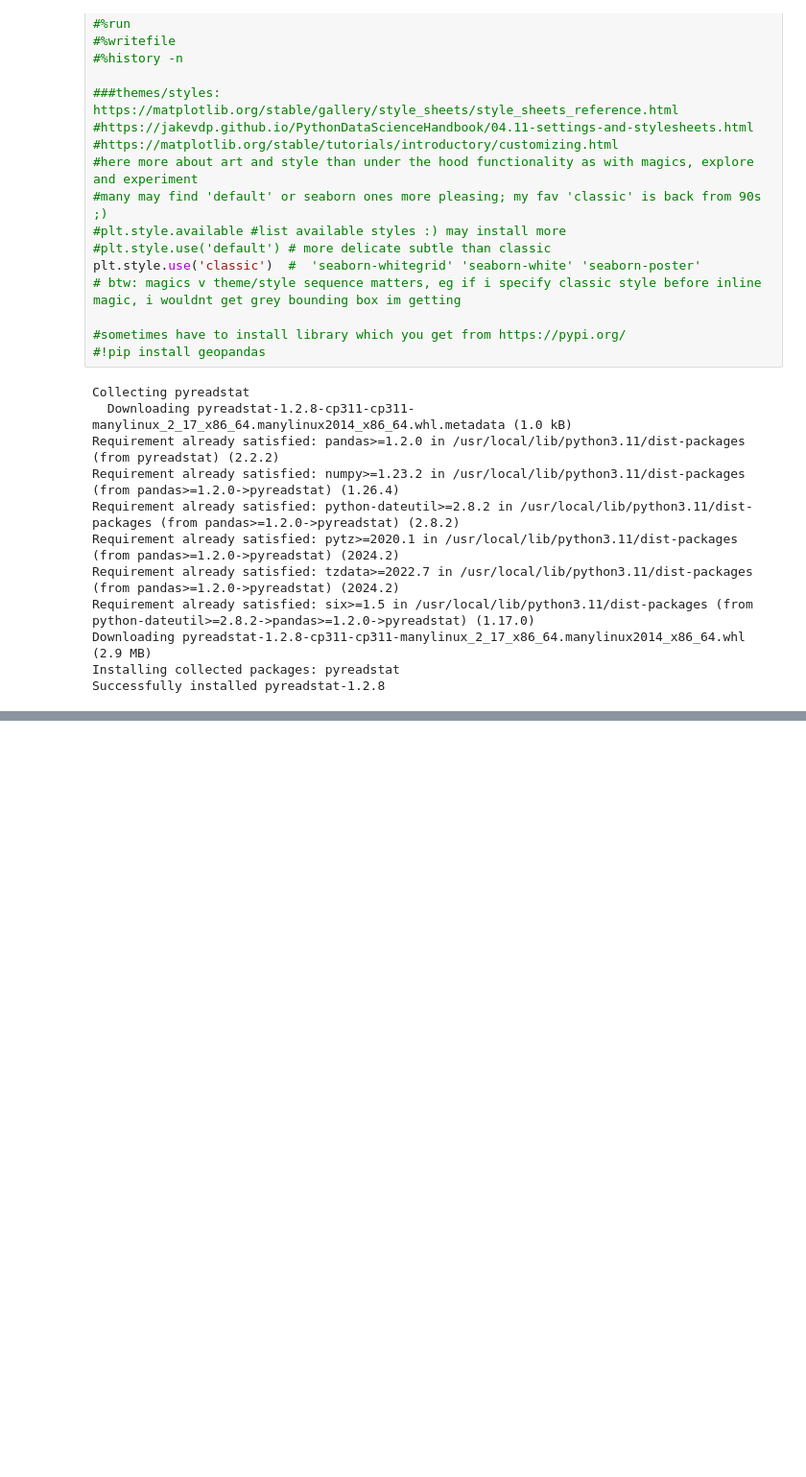
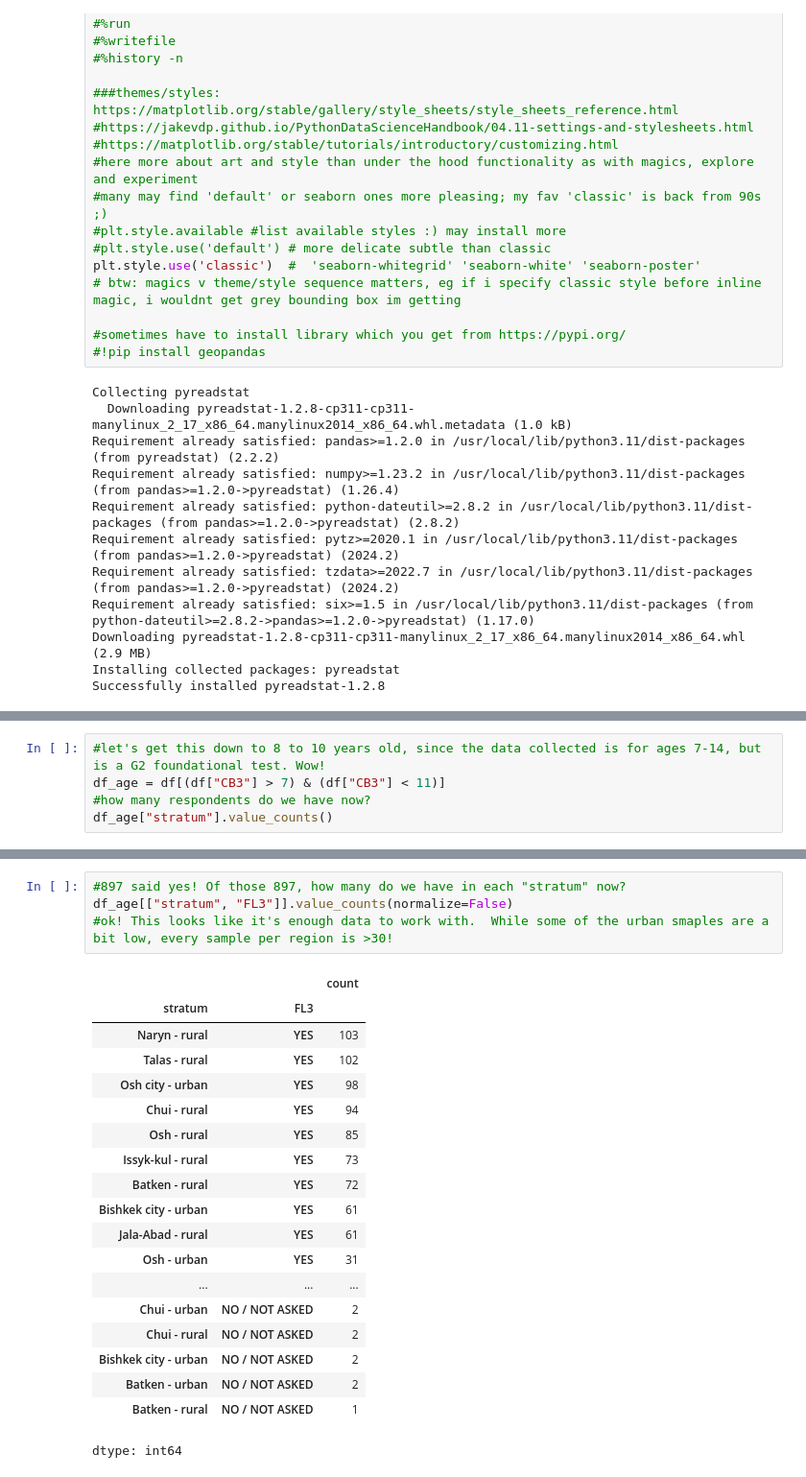
Before and after one commit to Jonchyk/Datamgmt, a Jupyter notebook: PS1.ipynb, the cells around one changed output, grey strips where cells are left out. Shown at 96% size. Cells and saved outputs as stored; diff of their text form; blank space fills up the shorter version.

```diff
--- a/PS1.ipynb
+++ b/PS1.ipynb
@@ -85,0 +127,5 @@ Successfully installed pyreadstat-1.2.8
+# %%
+#let's get this down to 8 to 10 years old, since the data collected is for ages 7-14, but is a G2 foundational test. Wow!
+df_age = df[(df["CB3"] > 7) & (df["CB3"] < 11)]
+#how many respondents do we have now?
+df_age["stratum"].value_counts()
@@ -85,0 +161,24 @@ Successfully installed pyreadstat-1.2.8
+# %%
+#897 said yes! Of those 897, how many do we have in each "stratum" now?
+df_age[["stratum", "FL3"]].value_counts(normalize=False)
+#ok! This looks like it's enough data to work with.  While some of the urban smaples are a bit low, every sample per region is >30!
+# %% [output]
+|  |  | count |
+| stratum | FL3 |  |
+| Naryn - rural | YES | 103 |
+| Talas - rural | YES | 102 |
+| Osh city - urban | YES | 98 |
+| Chui - rural | YES | 94 |
+| Osh - rural | YES | 85 |
+| Issyk-kul - rural | YES | 73 |
+| Batken - rural | YES | 72 |
+| Bishkek city - urban | YES | 61 |
+| Jala-Abad - rural | YES | 61 |
+| Osh - urban | YES | 31 |
+| ... | ... | ... |
+| Chui - urban | NO / NOT ASKED | 2 |
+| Chui - rural | NO / NOT ASKED | 2 |
+| Bishkek city - urban | NO / NOT ASKED | 2 |
+| Batken - urban | NO / NOT ASKED | 2 |
+| Batken - rural | NO / NOT ASKED | 1 |
+dtype: int64
```
Also changed, not shown: parts of 3 cells of this notebook.
